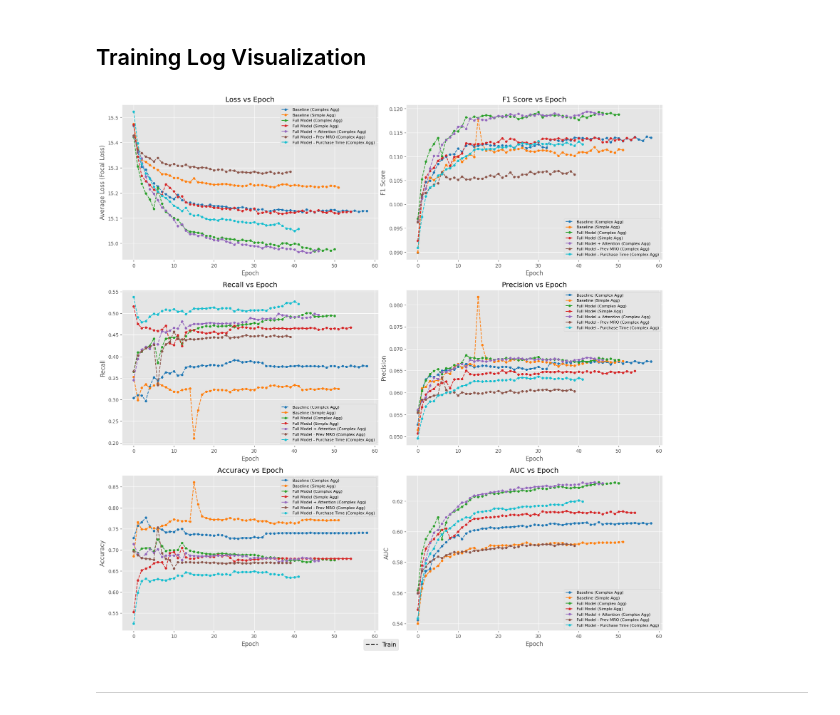
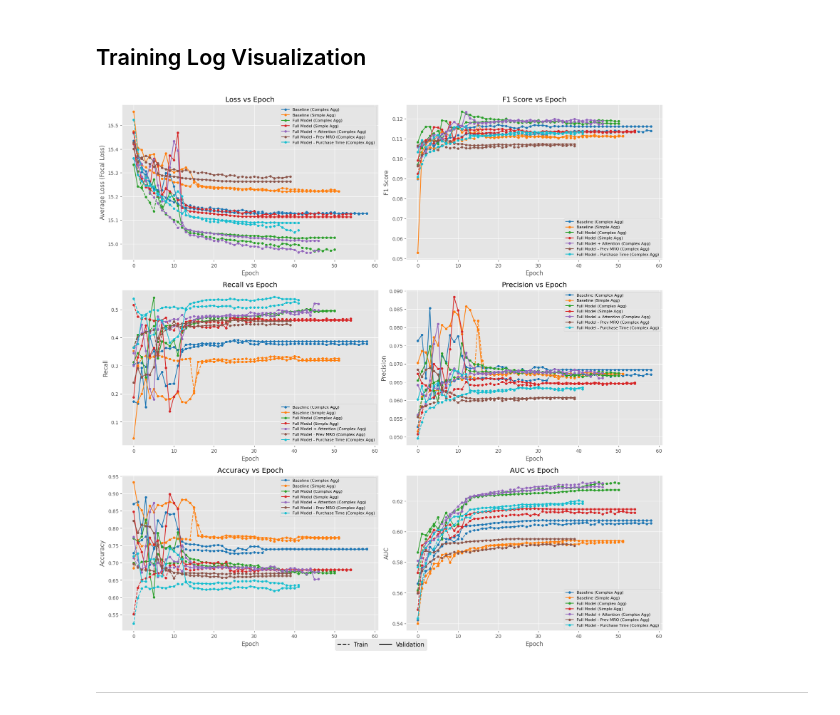
Before and after one commit to QianZeHao123/MroPred, a Jupyter notebook: 16_multi_exp_lstm_res_visualization.ipynb, the cells around one changed output. Drawn from its saved outputs; the diff is of its cells as text; code cells hidden in the pictures.

```diff
--- a/16_multi_exp_lstm_res_visualization.ipynb
+++ b/16_multi_exp_lstm_res_visualization.ipynb
@@ -204,7 +204,7 @@ def plot_metric(
 
 
 add_train = True
-add_valid = False
+add_valid = True
 # Plot each metric
 
 plot_metric(
@@ -253,34 +253,34 @@ plot_metric(
     "AUC vs Epoch",
     "AUC",
     add_train,
     add_valid,
 )
 
 # Adjust layout to prevent overlap
 plt.tight_layout()
 plt.subplots_adjust(right=0.9)  # Leave space for the legend
 
 # Create custom legend for train/val (dashed/solid lines)
 # legend_elements = [
 #     Line2D([0], [0], color="black", lw=2, ls="--", label="Train"),
 #     Line2D([0], [0], color="black", lw=2, ls="-", label="Validation"),
 # ]
 legend_elements = []
 if add_train:
     legend_elements.append(
         Line2D([0], [0], color="black", lw=2, ls="--", label="Train")
     )
 if add_valid:
     legend_elements.append(
         Line2D([0], [0], color="black", lw=2, ls="-", label="Validation")
     )
 
 # Add the legend to the bottom of the figure
 fig.legend(handles=legend_elements, loc="lower center", ncol=2, fontsize=12)
 
 plt.show()
 # %% [output]
-[figure, old version]
+[figure, new version]
 # %% [markdown]
 ---
 # %% [markdown]
```
Also changed, not shown: parts of 47 cells of this notebook.
